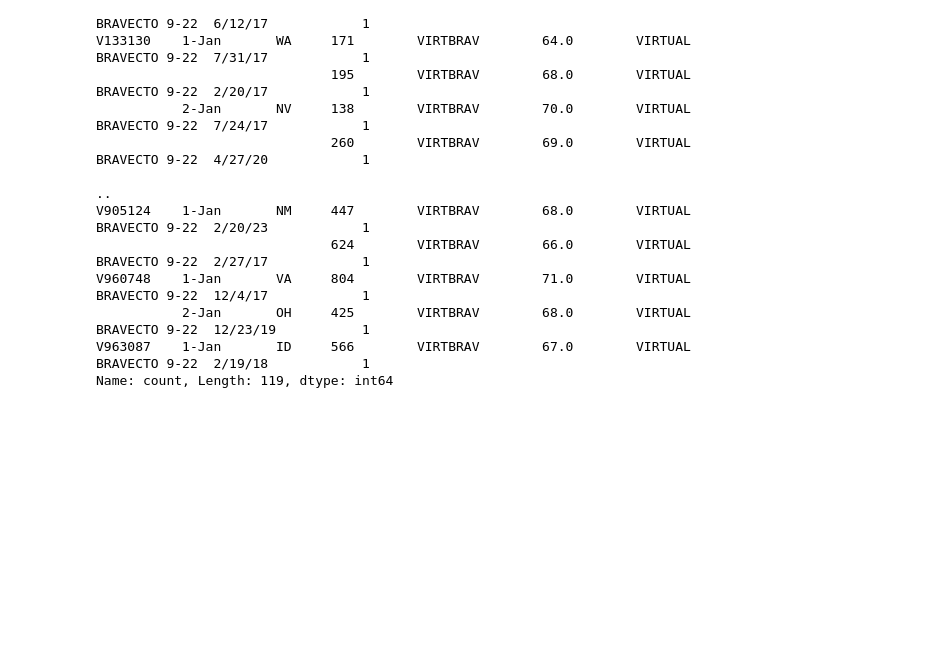
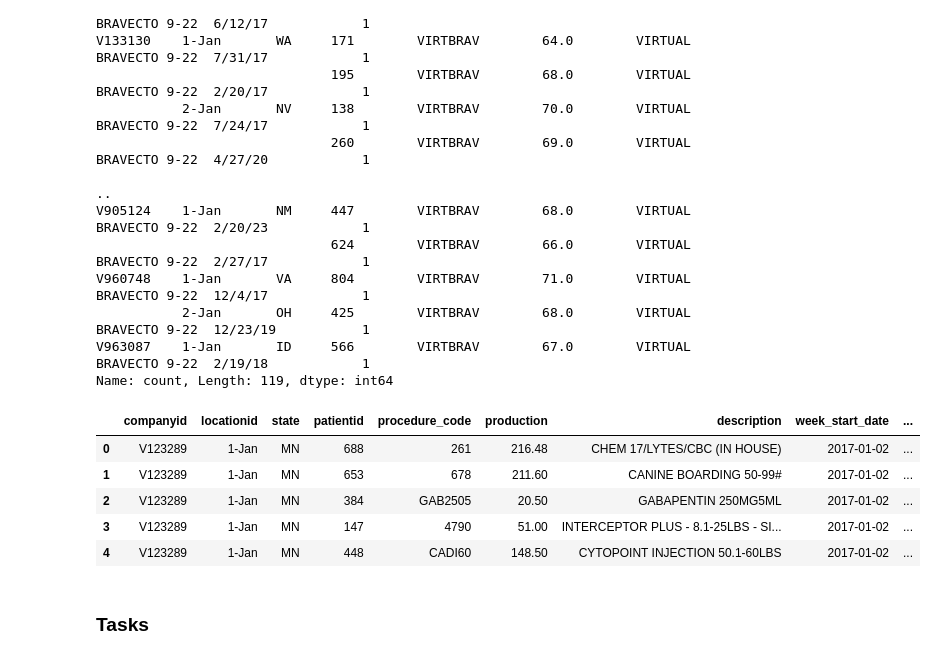
Before and after one commit to docmhvr/Veterinary_Data_Analysis, a Jupyter notebook: test.ipynb, the cells around one changed output. Saved outputs shown, nothing was run; the diff lists cells and outputs as text; code cells hidden in the pictures; blank space fills up the shorter version.

```diff
--- a/test.ipynb
+++ b/test.ipynb
@@ -59,3 +62,20 @@ V960748    1-Jan       VA     804        VIRTBRAV        71.0        VIRTUAL BRA
            2-Jan       OH     425        VIRTBRAV        68.0        VIRTUAL BRAVECTO 9-22  12/23/19           1
 V963087    1-Jan       ID     566        VIRTBRAV        67.0        VIRTUAL BRAVECTO 9-22  2/19/18            1
 Name: count, Length: 119, dtype: int64
+# %%
+# df = procedures.copy()
+# df['week_start_date'] = pd.to_datetime(df['week_start_date'], format='%m/%d/%y')
+# df['year'] = df['week_start_date'].dt.year
+# df.head()
+procedures['week_start_date'] = pd.to_datetime(procedures['week_start_date'], format='%m/%d/%y')
+procedures['year'] = procedures['week_start_date'].dt.year
+procedures.head()
+# %% [output]
+|  | companyid | locationid | state | patientid | procedure_code | production | description | week_start_date | ... |
+| 0 | V123289 | 1-Jan | MN | 688 | 261 | 216.48 | CHEM 17/LYTES/CBC (IN HOUSE) | 2017-01-02 | ... |
+| 1 | V123289 | 1-Jan | MN | 653 | 678 | 211.60 | CANINE BOARDING 50-99# | 2017-01-02 | ... |
+| 2 | V123289 | 1-Jan | MN | 384 | GAB2505 | 20.50 | GABAPENTIN 250MG5ML | 2017-01-02 | ... |
+| 3 | V123289 | 1-Jan | MN | 147 | 4790 | 51.00 | INTERCEPTOR PLUS - 8.1-25LBS - SI... | 2017-01-02 | ... |
+| 4 | V123289 | 1-Jan | MN | 448 | CADI60 | 148.50 | CYTOPOINT INJECTION 50.1-60LBS | 2017-01-02 | ... |
+# %% [markdown]
+### Tasks
```
Also changed, not shown: parts of 14 cells of this notebook.
